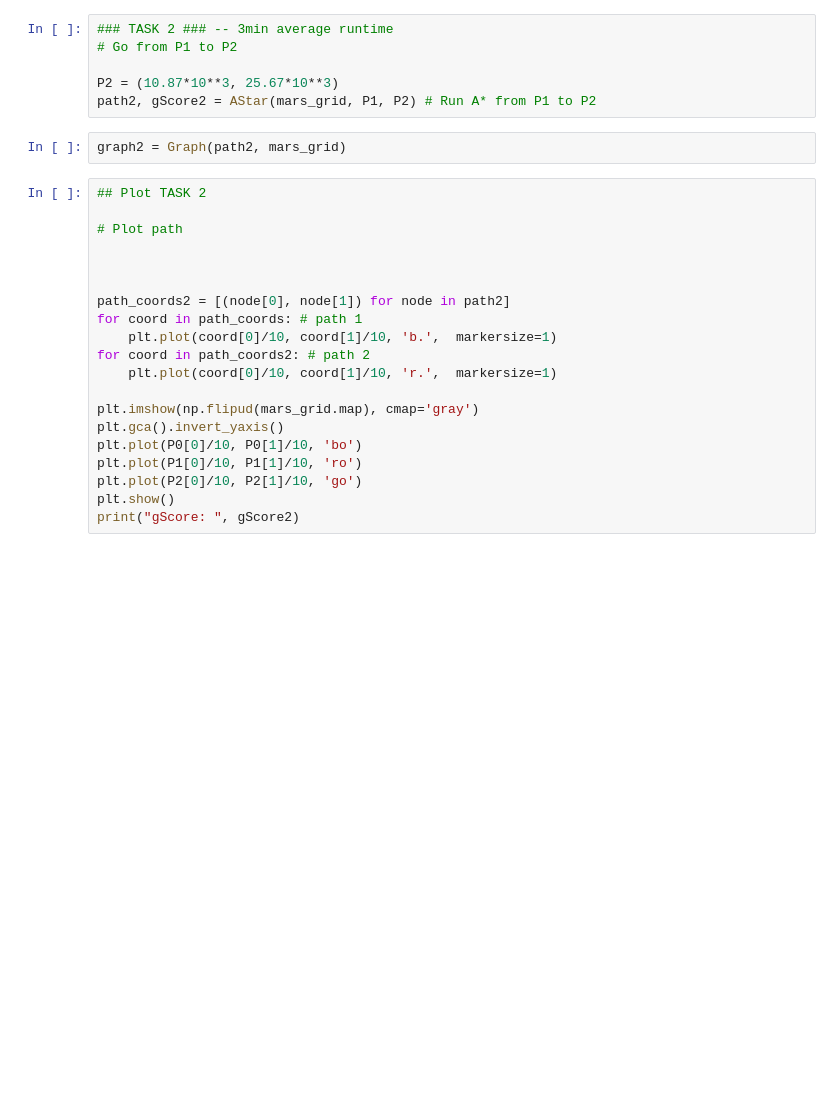
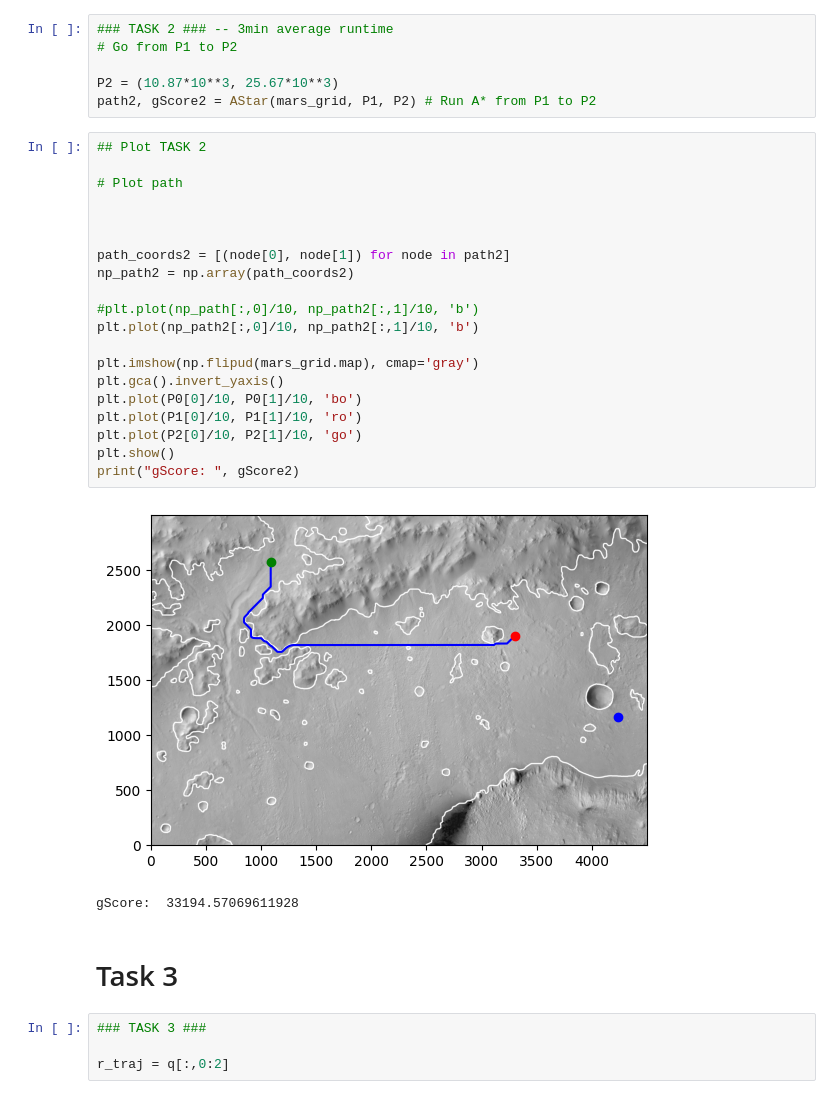
Before and after one commit to Meoli96/Robotic-pathfinding, a Jupyter notebook: main.ipynb, the cells around one changed output. Cells and saved outputs as stored; diff of their text form; blank space fills up the shorter version.

```diff
--- a/main.ipynb
+++ b/main.ipynb
@@ -104,25 +187,32 @@ gScore:  12383.46463280844
 
 P2 = (10.87*10**3, 25.67*10**3)
 path2, gScore2 = AStar(mars_grid, P1, P2) # Run A* from P1 to P2
-# %%
-graph2 = Graph(path2, mars_grid)
 # %%
 ## Plot TASK 2
 
 # Plot path
 
 
 
 path_coords2 = [(node[0], node[1]) for node in path2]
-for coord in path_coords: # path 1
-    plt.plot(coord[0]/10, coord[1]/10, 'b.',  markersize=1)
-for coord in path_coords2: # path 2
-    plt.plot(coord[0]/10, coord[1]/10, 'r.',  markersize=1)
+np_path2 = np.array(path_coords2)
+
+#plt.plot(np_path[:,0]/10, np_path2[:,1]/10, 'b')
+plt.plot(np_path2[:,0]/10, np_path2[:,1]/10, 'b')
 
 plt.imshow(np.flipud(mars_grid.map), cmap='gray')
 plt.gca().invert_yaxis()
 plt.plot(P0[0]/10, P0[1]/10, 'bo')
 plt.plot(P1[0]/10, P1[1]/10, 'ro')
 plt.plot(P2[0]/10, P2[1]/10, 'go')
 plt.show()
 print("gScore: ", gScore2)
+# %% [output]
+[figure, added]
+gScore:  33194.57069611928
+# %% [markdown]
+# Task 3
+# %%
+### TASK 3 ###
+
+r_traj = q[:,0:2]
```
Also changed, not shown: parts of 7 cells of this notebook, 4 other files.
